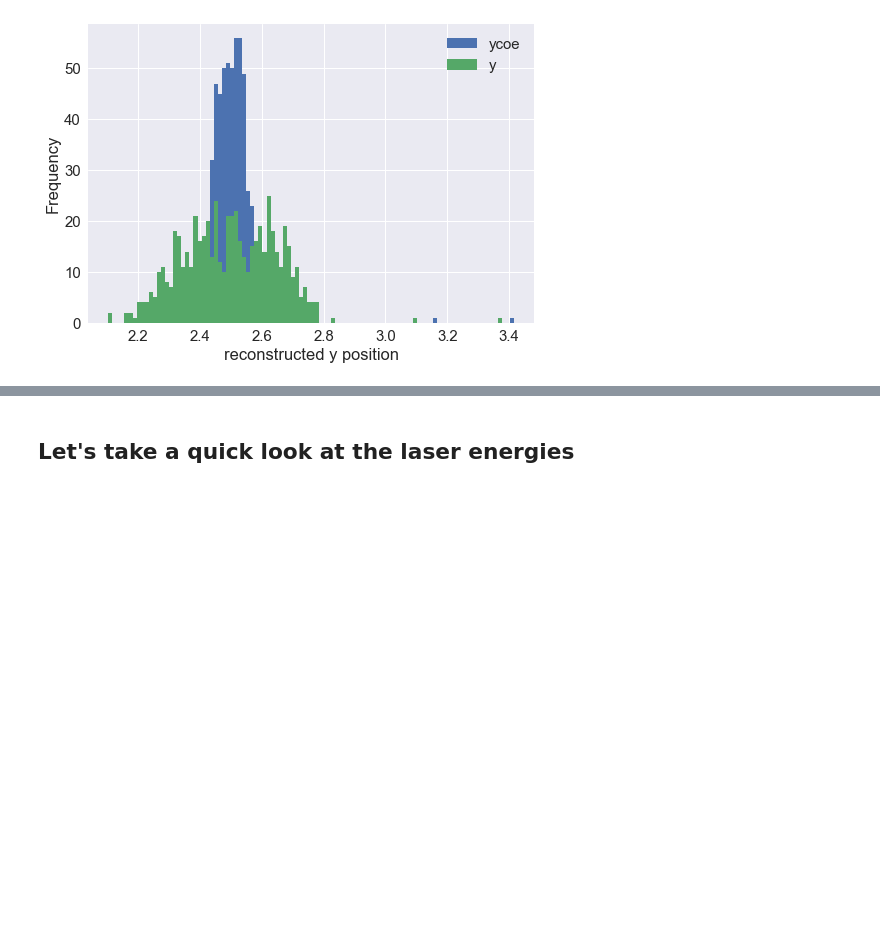
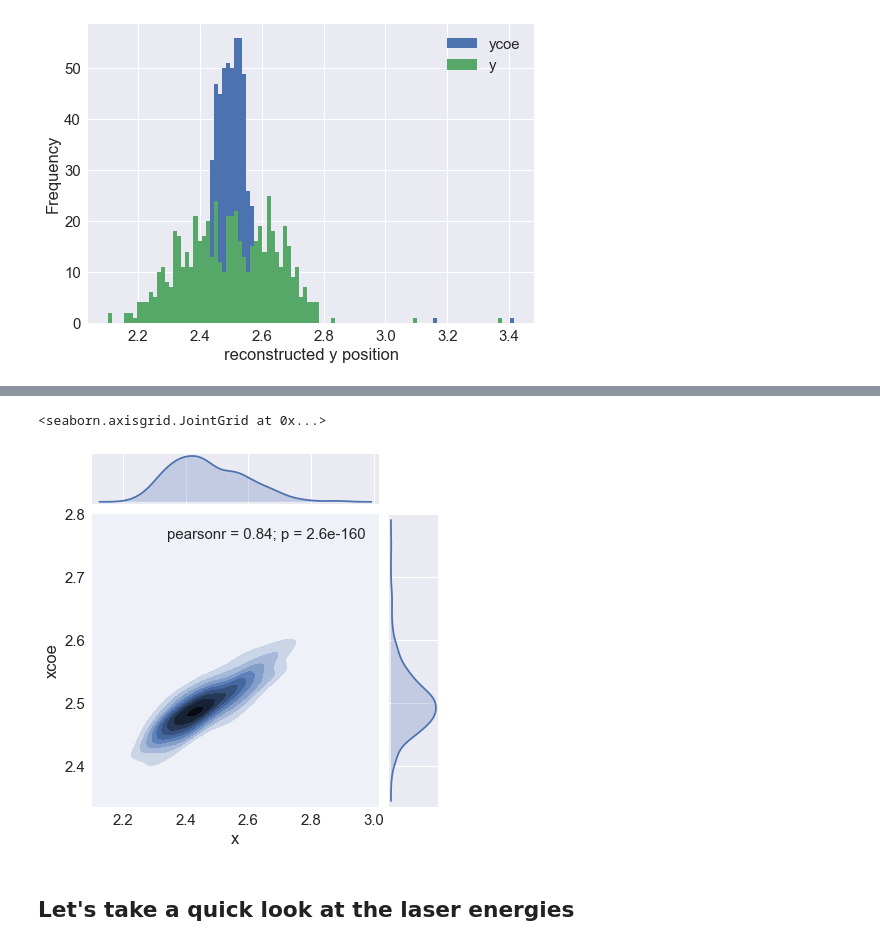
Before and after one commit to atfienberg/gm2-jupyter-notebooks, a Jupyter notebook: SLACWithPandas.ipynb, the cells around one changed output, grey strips where cells are left out. Cells and saved outputs as stored; diff of their text form; code cells hidden in the pictures; blank space fills up the shorter version.

```diff
--- a/SLACWithPandas.ipynb
+++ b/SLACWithPandas.ipynb
@@ -280,3 +287,9 @@ plt.xlabel('reconstructed y position')
+# %%
+seaborn.set_style('white')
+seaborn.jointplot(x='x', y='xcoe', kind='kde', data=pos_frame, joint_kwds=)
+# %% [output]
+<seaborn.axisgrid.JointGrid at 0x...>
+[figure, added]
 # %% [markdown]
 ## Let's take a quick look at the laser energies
 # %%
```
Also changed, not shown: parts of 1 cell of this notebook.
